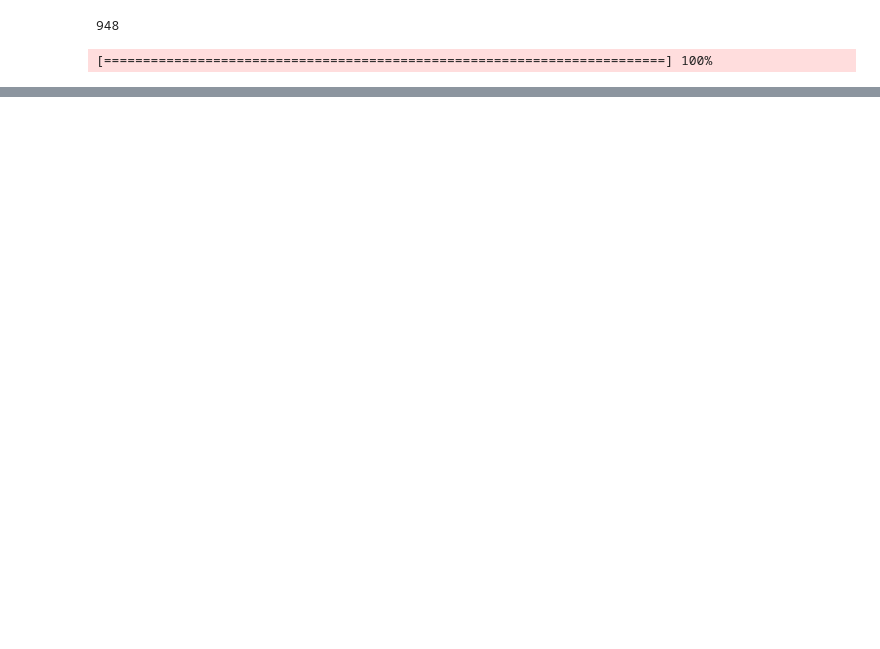
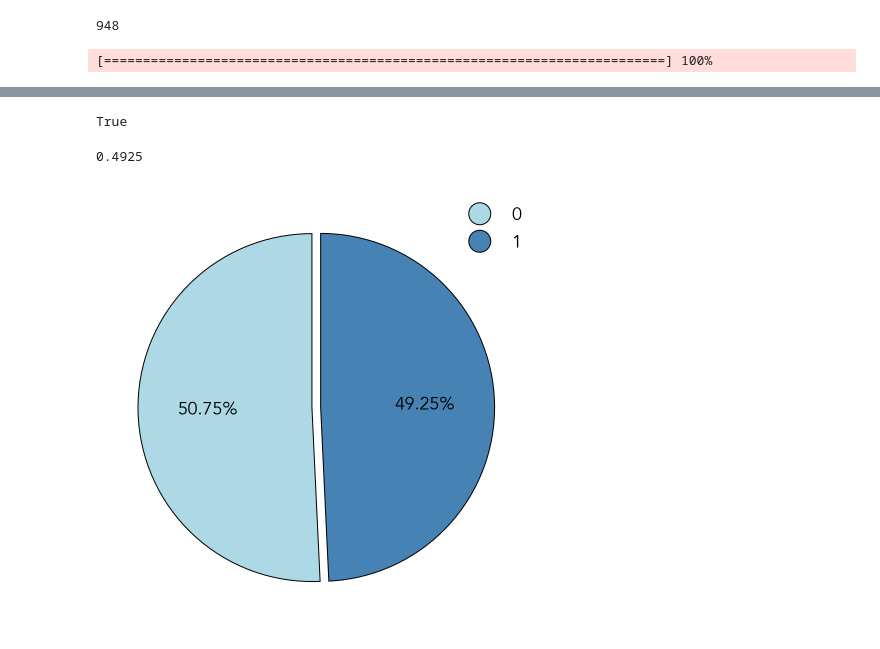
Before and after one commit to harryroper96/xray_abnormality_detector, a Jupyter notebook: xray_abnormality_detector.ipynb, the cells around one changed output, grey strips where cells are left out. Drawn from its saved outputs; the diff is of its cells as text; code cells hidden in the pictures; blank space fills up the shorter version.

```diff
--- a/xray_abnormality_detector.ipynb
+++ b/xray_abnormality_detector.ipynb
@@ -120,0 +129,36 @@ plot_dimensions(X)
+# %%
+set(y) == {0, 1}
+# %% [output]
+True
+# %%
+np.mean(y)
+# %% [output]
+0.4925
+# %%
+y_counts = dict()
+for i in tuple(set(y)):
+    y_counts[i] = y.count(i)
+# %%
+def plot_target(y):
+    y_counts = dict()
+    for i in tuple(set(y)):
+        y_counts[i] = y.count(i)
+
+    fig = plt.figure(figsize=(8, 8))
+    plt.rcParams['font.family'] = 'sans-serif'
+    plt.rcParams['font.sans-serif'] = 'Avenir'
+    ax = fig.add_subplot(1, 1, 1)
+    ax.pie(y_counts.values(), startangle=90, colors=['lightblue', 'steelblue'],
+          explode=(0.05, 0), autopct='%.2f%%', wedgeprops={'linewidth': 1, 'edgecolor': 'black'},
+          textprops={'fontsize': 18, 'fontweight': 'bold'})
+    circle1 = Line2D([0], [0], marker='o', color='w', markerfacecolor='lightblue', markeredgecolor='black',
+                     markersize=22)
+    circle2 = Line2D([0], [0], marker='o', color='w', markerfacecolor='steelblue', markeredgecolor='black',
+                     markersize=22)
+    ax.legend(labels=y_counts.keys(), handles=[circle1, circle2], fontsize=18, framealpha=0)
+
+    plt.show()
+# %%
+plot_target(y)
+# %% [output]
+[figure, added]
```
Also changed, not shown: parts of 4 cells of this notebook.
